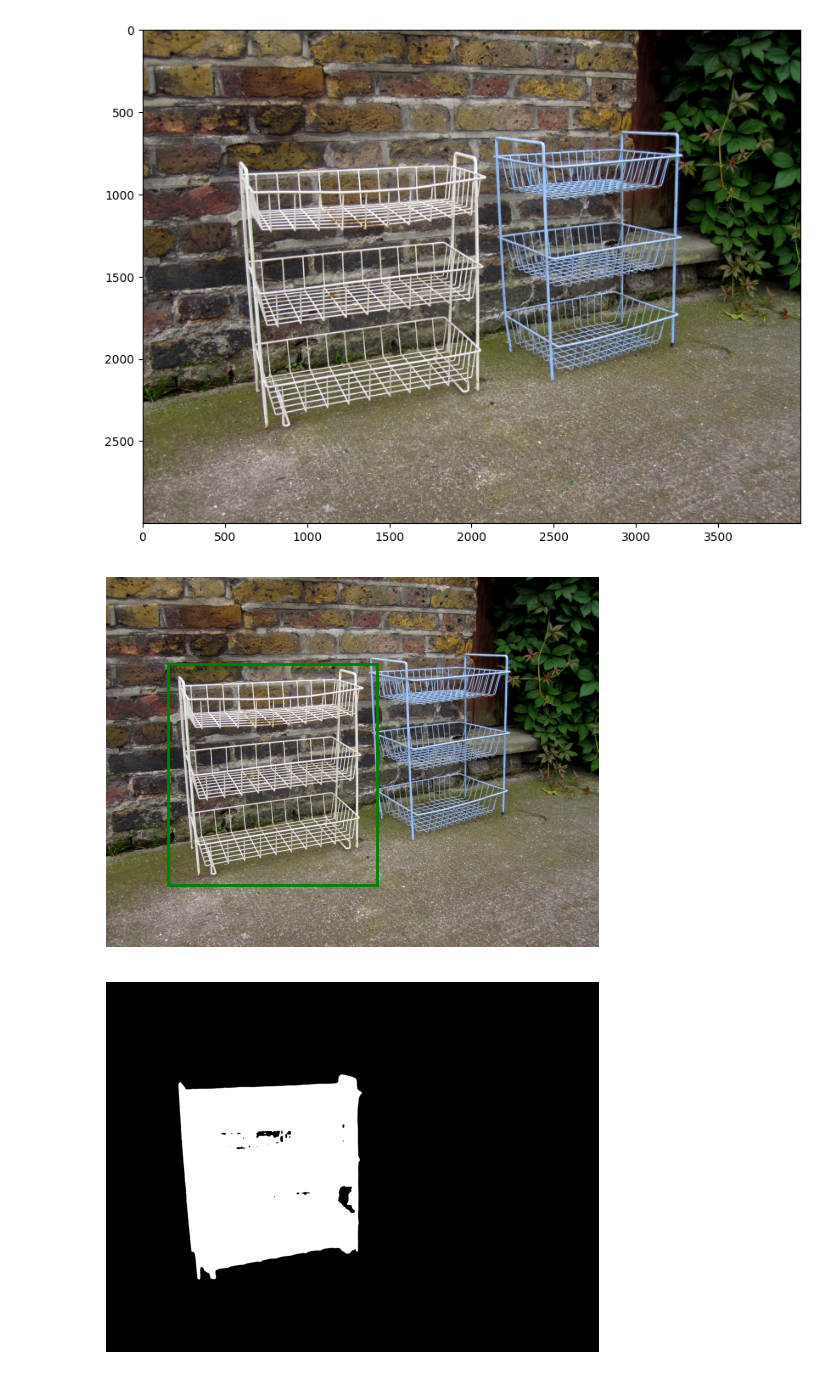
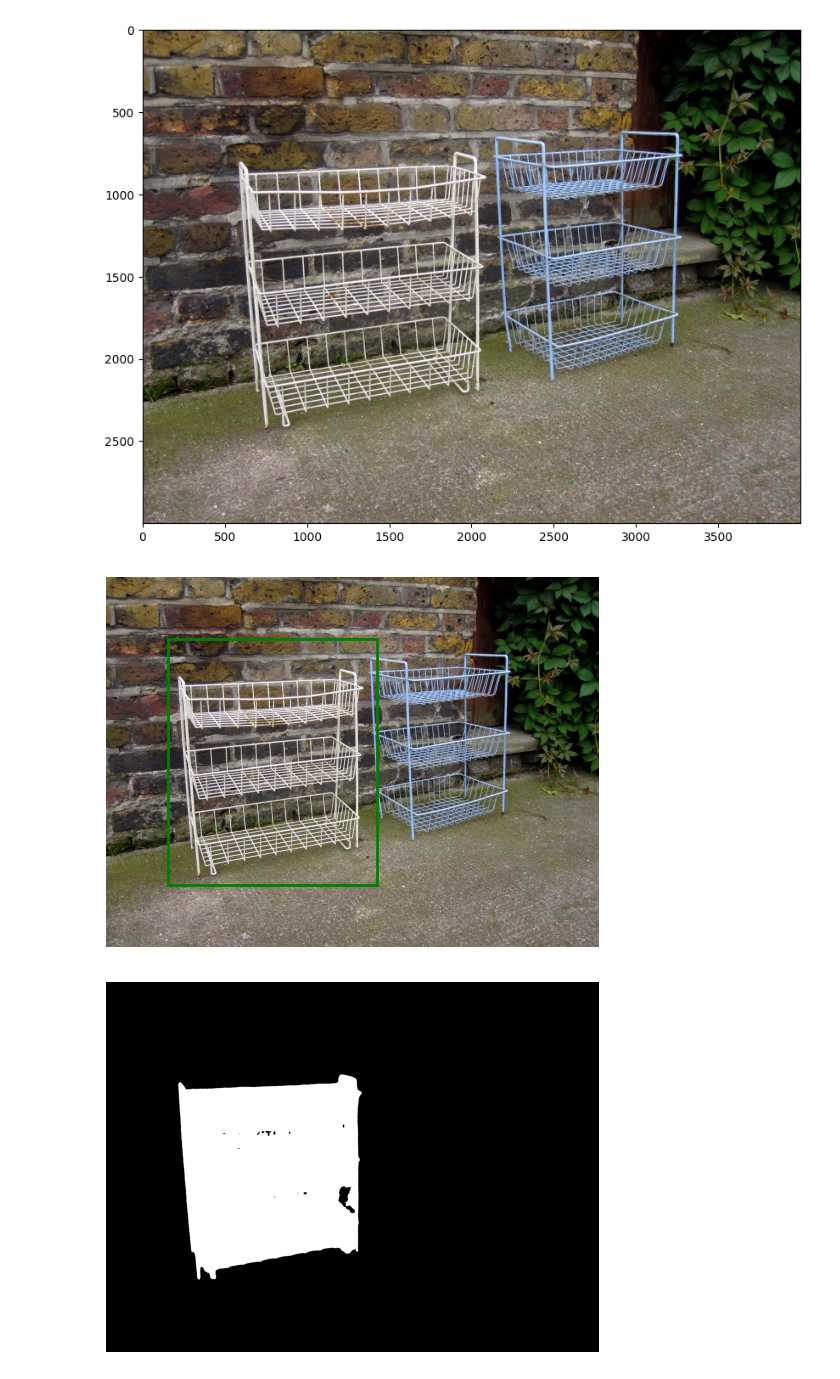
Before and after one commit to Tennine2077/DIS-SAM, a Jupyter notebook: demo.ipynb, the cells around one changed output. Cells and saved outputs as stored; diff of their text form; code cells hidden in the pictures.

```diff
--- a/demo.ipynb
+++ b/demo.ipynb
@@ -65,27 +65,27 @@ plt.show()
 # %%
 input_label = np.array([1])
 
-input_box = np.array([500,700,2200,2500])
+input_box = np.array([500,500,2200,2500])
 
 masks, scores, logits = predictor.predict(
     box=input_box,
     point_labels=input_label,
     multimask_output=True,
 )
 mask = masks[0]
 # plt.figure(figsize=(20,20))
 show_box(input_box, plt.gca())
 plt.axis('off')
 plt.xticks([])
 plt.imshow(image)
 plt.show()
 plt.axis('off')
 plt.xticks([])
 plt.imshow(mask,cmap='gray')
 plt.show()
 # %% [output]
-[figure, old version]
+[figure, new version]
-[figure, old version]
+[figure, new version]
 # %%
 import numpy as np
 from PIL import Image
```
Also changed, not shown: parts of 4 cells of this notebook.
